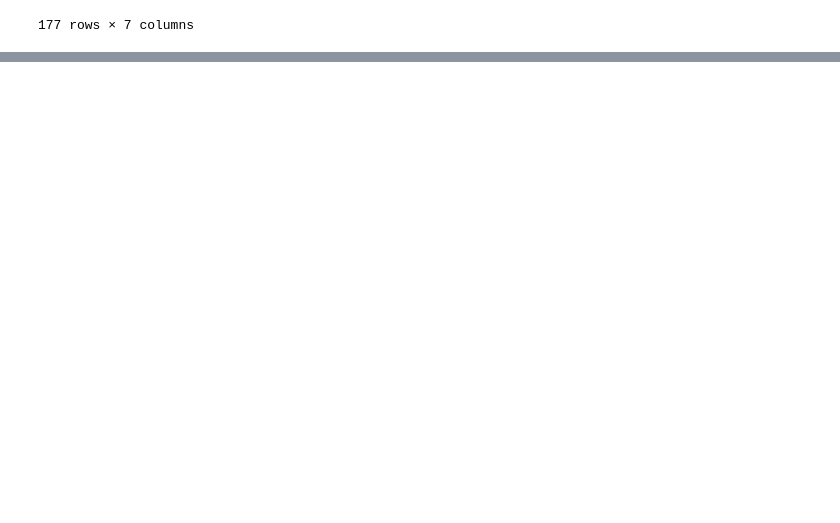
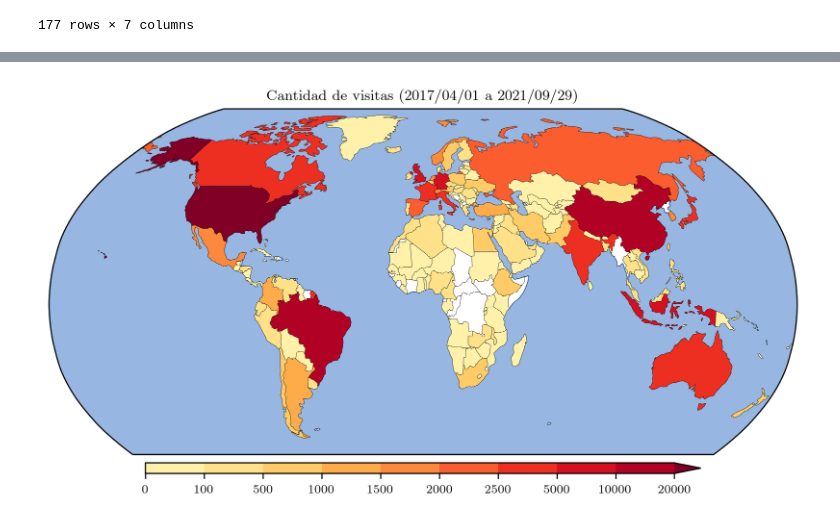
Before and after one commit to santisoler/phd-thesis, a Jupyter notebook: analytics/generate_figures.ipynb, the cells around one changed output, grey strips where cells are left out. Saved outputs shown, nothing was run; the diff lists cells and outputs as text; code cells hidden in the pictures; blank space fills up the shorter version.

```diff
--- a/analytics/generate_figures.ipynb
+++ b/analytics/generate_figures.ipynb
@@ -188,0 +156,50 @@ HTML(fig.to_html())
+# %%
+import cartopy.crs as ccrs
+import cartopy.feature as cfeature
+import matplotlib.colors as colors
+
+# Build custom colormap
+vmax = table.Usuarios.max()
+boundaries = [0, 100, 500, 1000, 1500, 2000, 2500, 5000, 10000, 20000, vmax]
+orig_cmap = plt.cm.YlOrRd
+colours = orig_cmap(np.linspace(0.1, 1, len(boundaries)))
+cmap = colors.LinearSegmentedColormap.from_list("mycmap", colours)
+norm = colors.BoundaryNorm(boundaries=boundaries, ncolors=256)
+sm = plt.cm.ScalarMappable(cmap=cmap, norm=norm)
+
+
+fig = plt.figure(figsize=(10, 5))
+ax = fig.add_subplot(1, 1, 1, projection=ccrs.Robinson())
+
+table.plot(
+    column="Usuarios",
+    cmap=cmap,
+    norm=norm,
+    linewidth=0,
+    edgecolor="k",
+    ax=ax,
+    transform=ccrs.PlateCarree(),
+)
+fig.colorbar(
+    sm,
+    boundaries=boundaries,
+    extend="max",
+    orientation="horizontal",
+    pad=0.02,
+    aspect=50,
+    shrink=0.65,
+)
+ax.set_title("Cantidad de visitas (2017/04/01 a 2021/09/29)")
+ax.tick_params(
+    left=False,
+    bottom=False,
+    labelleft=False,
+    labelbottom=False,
+)
+ax.add_feature(cfeature.OCEAN)
+ax.add_feature(cfeature.BORDERS, linewidth=0.2)
+ax.add_feature(cfeature.COASTLINE, linewidth=0.2)
+plt.savefig(figs_dir / "users_map.pdf")
+plt.show()
+# %% [output]
+[figure, added]
```
Also changed, not shown: parts of 13 cells of this notebook, 2 other files.
